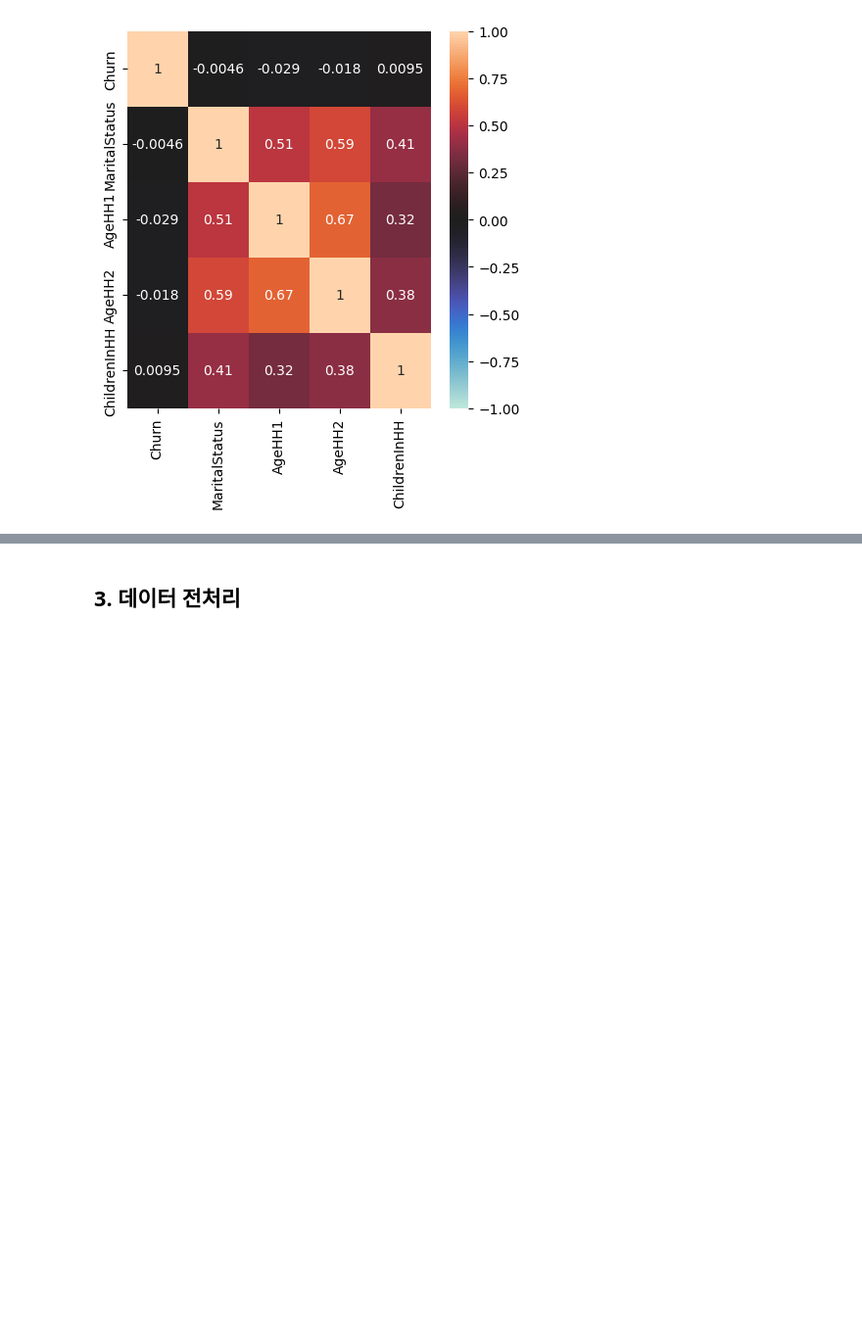
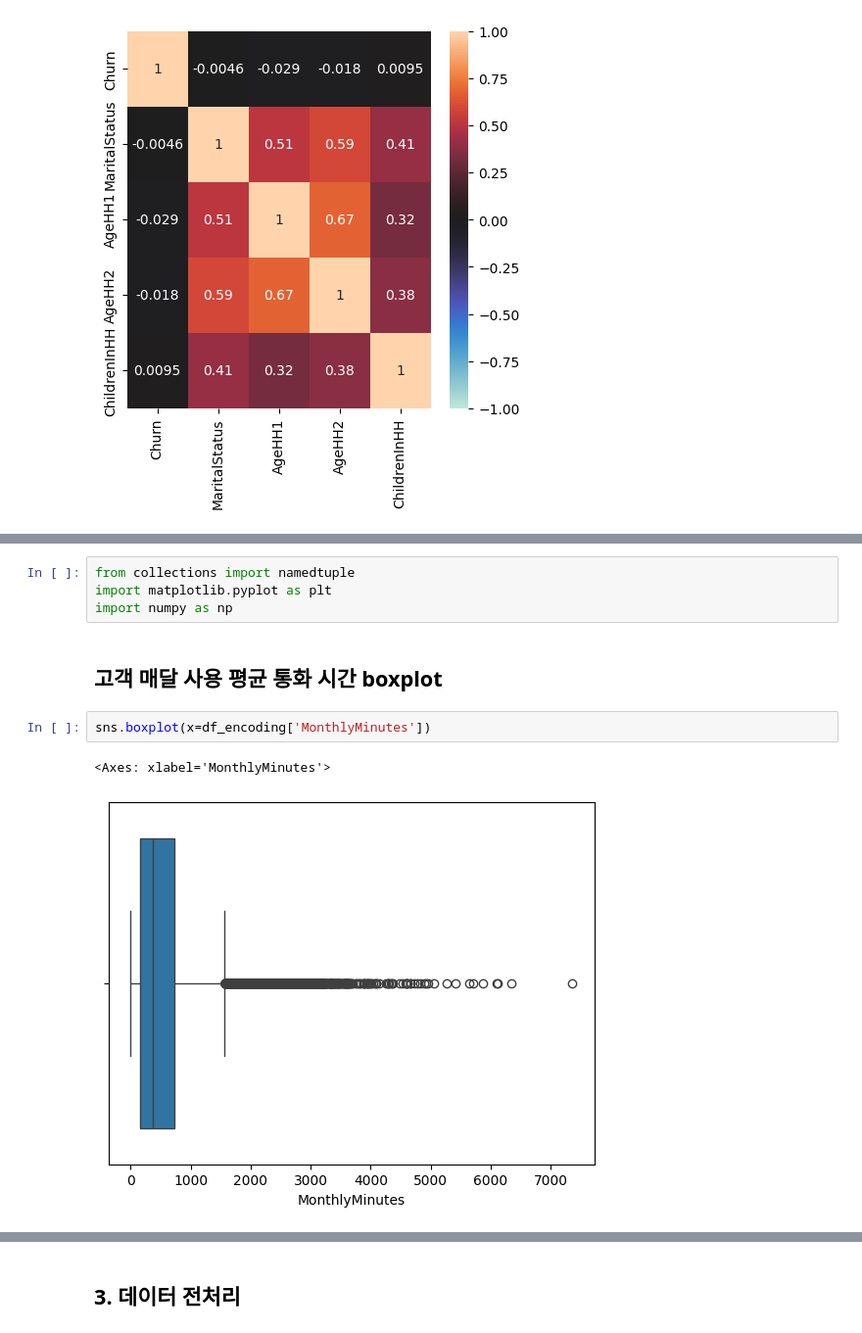
Before and after one commit to SKNETWORKS-FAMILY-AICAMP/SKN07-2nd-2Team, a Jupyter notebook: 20241216.ipynb, the cells around one changed output, grey strips where cells are left out. Shown: that part at 98% size. Cells and saved outputs as stored; diff of their text form; blank space fills up the shorter version.

```diff
--- a/20241216.ipynb
+++ b/20241216.ipynb
@@ -303,0 +351,11 @@ sns.heatmap(df_corr, vmax=1, vmin=-1, center=0, annot=True)
+# %%
+from collections import namedtuple
+import matplotlib.pyplot as plt
+import numpy as np
+# %% [markdown]
+## 고객 매달 사용 평균 통화 시간 boxplot
+# %%
+sns.boxplot(x=df_encoding['MonthlyMinutes'])
+# %% [output]
+<Axes: xlabel='MonthlyMinutes'>
+[figure, added]
```
Also changed, not shown: parts of 19 cells of this notebook.
